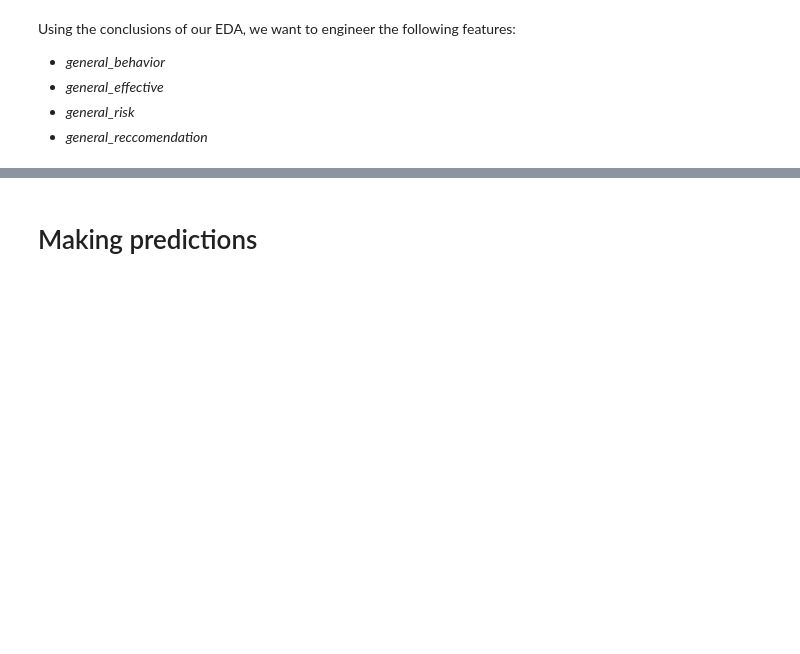
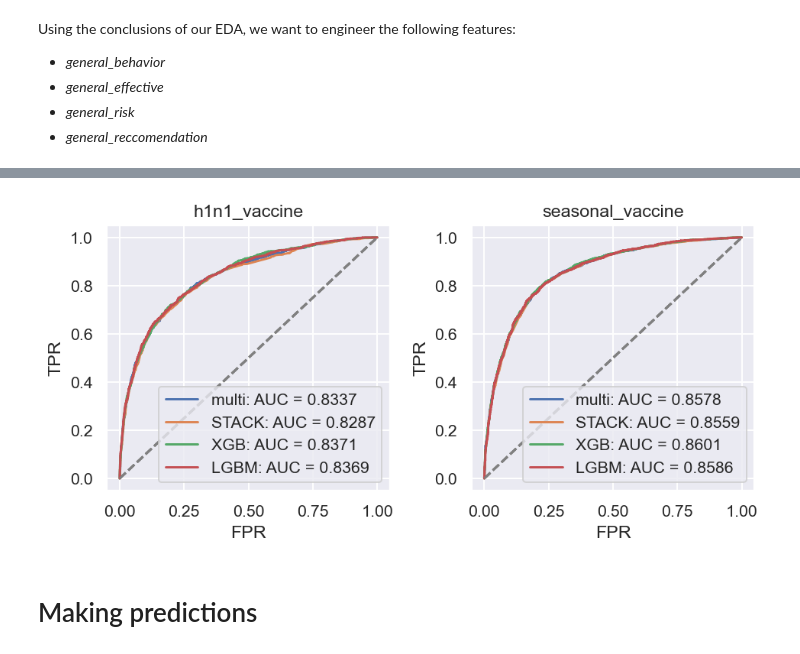
Before and after one commit to J-Rodrigues0/drivendata-flu-shot-learning, a Jupyter notebook: flu_shot_learning-GENERAL.ipynb, the cells around one changed output, grey strips where cells are left out. Cells and saved outputs as stored; diff of their text form; code cells hidden in the pictures; blank space fills up the shorter version.

```diff
--- a/flu_shot_learning-GENERAL.ipynb
+++ b/flu_shot_learning-GENERAL.ipynb
@@ -367,0 +431,10 @@ y_pred = pd.DataFrame({'h1n1_vaccine': y_pred[0][:, 1],
+# %%
+y_pred_h1n1 = full_pipeline_LGBM_h1n1.predict_proba(X_valid)
+y_pred_seas = full_pipeline_LGBM_seas.predict_proba(X_valid)
+
+y_pred_LGBM = pd.DataFrame({'h1n1_vaccine': y_pred_h1n1[:, 1],
+                           'seasonal_vaccine': y_pred_seas[:, 1]}, index = X_valid.index)
+# %%
+y_pred_STACK = full_pipeline_STACK.predict_proba(X_valid)
+y_pred_STACK = pd.DataFrame({'h1n1_vaccine': y_pred_STACK[0][:, 1],
+                             'seasonal_vaccine': y_pred_STACK[1][:, 1]}, index = X_valid.index)
@@ -368,12 +443,11 @@ y_pred = pd.DataFrame({'h1n1_vaccine': y_pred[0][:, 1],
 # %%
 from sklearn.metrics import roc_auc_score, roc_curve
 # %%
-def plot_roc(y_true, y_score, label_name, ax):
+def plot_roc(y_true, y_score, label_name, title_name, ax):
     fpr, tpr, thresholds = roc_curve(y_true, y_score)
-    ax.plot(fpr, tpr)
+    ax.plot(fpr, tpr, label = f"{label_name}: AUC = {roc_auc_score(y_true, y_score):.4f}")
     ax.plot([0, 1], [0, 1], color='grey', linestyle='--')
     ax.set_ylabel('TPR')
     ax.set_xlabel('FPR')
-    ax.set_title(
-        f"{label_name}: AUC = {roc_auc_score(y_true, y_score):.4f}"
-    )
+    ax.set_title(title_name)
+    ax.legend()
@@ -403,3 +454,69 @@ ROC validation (mean) score: 0.8457572963516458
+# %%
+fig, ax = plt.subplots(1, 2, figsize=(7, 3.5))
+
+plot_roc(
+    y_valid['h1n1_vaccine'],
+    y_pred_multi['h1n1_vaccine'],
+    label_name = 'multi',
+    title_name = 'h1n1_vaccine',
+    ax=ax[0]
+)
+plot_roc(
+    y_valid['seasonal_vaccine'],
+    y_pred_multi['seasonal_vaccine'],
+    label_name = 'multi',
+    title_name = 'seasonal_vaccine',
+    ax=ax[1]
+)
+
+plot_roc(
+    y_valid['h1n1_vaccine'],
+    y_pred_STACK['h1n1_vaccine'],
+    label_name = 'STACK',
+    title_name = 'h1n1_vaccine',
+    ax=ax[0]
+)
+plot_roc(
+    y_valid['seasonal_vaccine'],
+    y_pred_STACK['seasonal_vaccine'],
+    label_name = 'STACK',
+    title_name = 'seasonal_vaccine',
+    ax=ax[1]
+)
+
+plot_roc(
+    y_valid['h1n1_vaccine'],
+    y_pred_XGB['h1n1_vaccine'],
+    label_name = 'XGB',
+    title_name = 'h1n1_vaccine',
+    ax=ax[0]
+)
+plot_roc(
+    y_valid['seasonal_vaccine'],
+    y_pred_XGB['seasonal_vaccine'],
+    label_name = 'XGB',
+    title_name = 'seasonal_vaccine',
+    ax=ax[1]
+)
+
+plot_roc(
+    y_valid['h1n1_vaccine'],
+    y_pred_LGBM['h1n1_vaccine'],
+    label_name = 'LGBM',
+    title_name = 'h1n1_vaccine',
+    ax=ax[0]
+)
+plot_roc(
+    y_valid['seasonal_vaccine'],
+    y_pred_LGBM['seasonal_vaccine'],
+    label_name = 'LGBM',
+    title_name = 'seasonal_vaccine',
+    ax=ax[1]
+)
+
+fig.tight_layout()
+# %% [output]
+[figure, added]
 # %% [markdown]
 # Making predictions
 # %%
```
Also changed, not shown: parts of 35 cells of this notebook, 15 other files.
